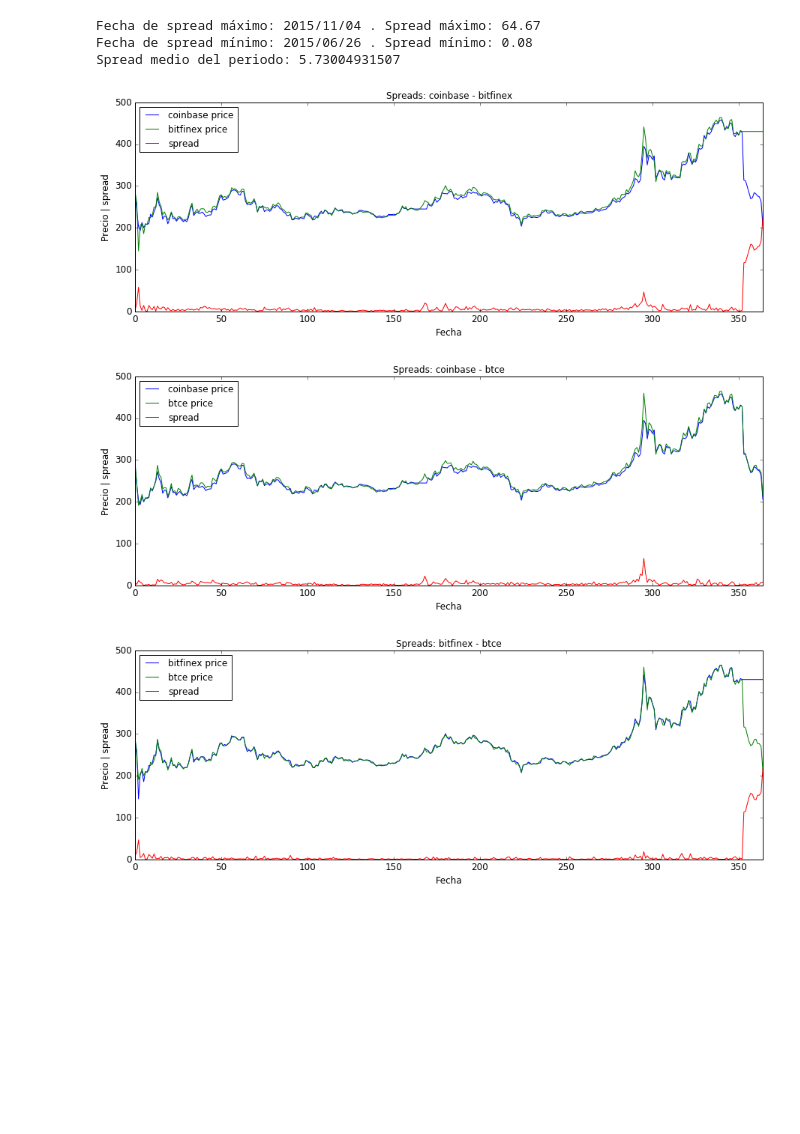
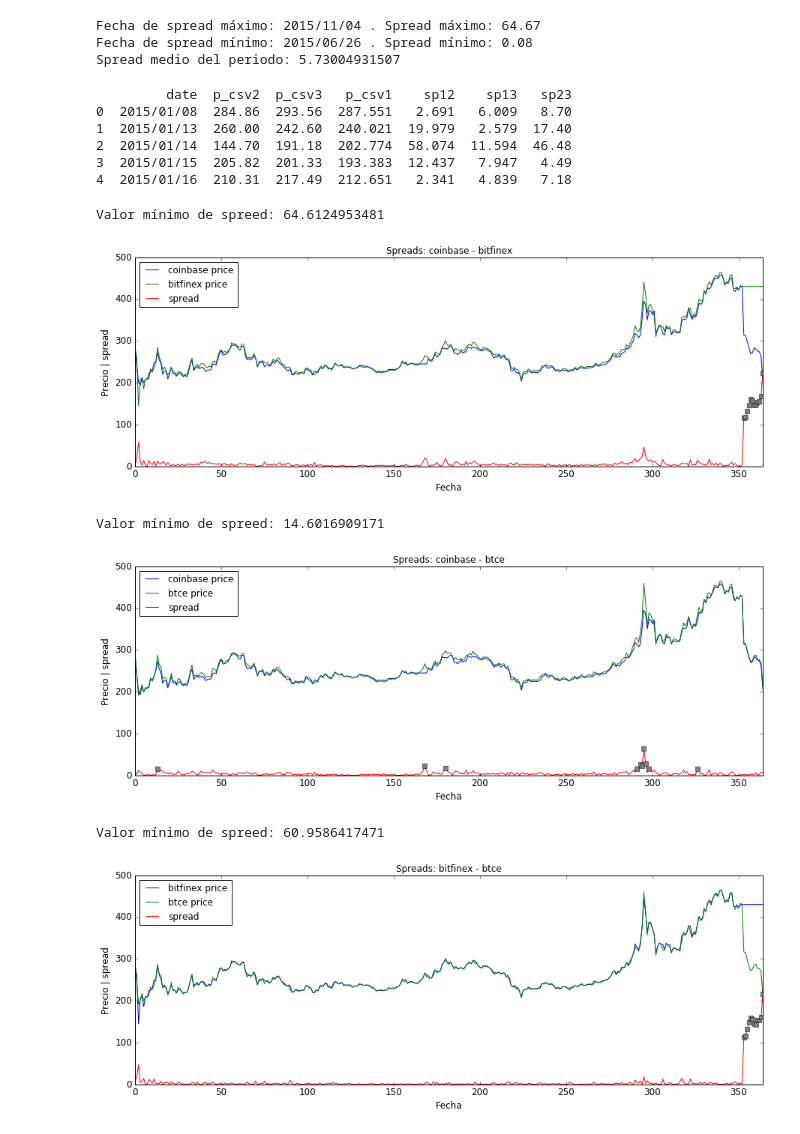
Before and after one commit to juangarciaciff/PythonEjercicios, a Jupyter notebook: PEC1/Entrega1Parte1.ipynb, the cells around one changed output. Saved outputs shown, nothing was run; the diff lists cells and outputs as text; code cells hidden in the pictures; blank space fills up the shorter version.

```diff
--- a/PEC1/Entrega1Parte1.ipynb
+++ b/PEC1/Entrega1Parte1.ipynb
@@ -335,37 +296,72 @@ Fecha de spread máximo: 2015/11/04 . Spread máximo: 64.67
 Fecha de spread mínimo: 2015/06/26 . Spread mínimo: 0.08
 Spread medio del periodo: 5.73004931507
 # %%
-# Calcula los spreads por pares de precios
+# Calculo los spreads por pares de precios
 data['sp12'] = abs(data['p_csv1'] - data['p_csv2'])
 data['sp13'] = abs(data['p_csv1'] - data['p_csv3'])
 data['sp23'] = abs(data['p_csv2'] - data['p_csv3'])
+print data.head()
+# %% [output]
+         date  p_csv2  p_csv3   p_csv1    sp12    sp13   sp23
+0  2015/01/08  284.86  293.56  287.551   2.691   6.009   8.70
+1  2015/01/13  260.00  242.60  240.021  19.979   2.579  17.40
+2  2015/01/14  144.70  191.18  202.774  58.074  11.594  46.48
+3  2015/01/15  205.82  201.33  193.383  12.437   7.947   4.49
+4  2015/01/16  210.31  217.49  212.651   2.341   4.839   7.18
 # %%
+# Obtengo los días de mayor spread entre csv1 y csv2, como aquellos que estén por encima del promedio más dos desviaciones típicas
+listsp12 = data[['date', 'sp12']]
+minsp12 = listsp12.sp12.mean() + 2 * listsp12.sp12.std()
+print 'Valor mínimo de spreed:', minsp12
+listsp12 = listsp12[listsp12['sp12'] >= minsp12]
+
 # Gráfica comparativa de precios csv1 y csv2
 title = "Spreads: " + csv_list[0][1] + " - " + csv_list[1][1]
 grp = data[["p_csv1", "p_csv2", "sp12"]].plot(kind="line", title=title, figsize=(15,5), legend=True, fontsize=12)
 grp.set_xlabel("Fecha", fontsize=12)
 grp.set_ylabel("Precio | spread",fontsize=12)
 plt.legend((csv_list[0][1] + ' price', csv_list[1][1] + ' price', 'spread'), loc='upper left')
+line = plt.plot(listsp12['sp12'], 's')
+plt.setp(line, color="gray",)
 plt.show()
 # %% [output]
+Valor mínimo de spreed: 64.6124953481
-[figure, old version]
+[figure, new version]
 # %%
+# Obtengo los días de mayor spread entre csv1 y csv3, como aquellos que estén por encima del promedio más dos desviaciones típicas
+listsp13 = data[['date', 'sp13']]
+minsp13 = listsp13.sp13.mean() + 2 * listsp13.sp13.std()
+print 'Valor mínimo de spreed:', minsp13
+listsp13 = listsp13[listsp13['sp13'] >= minsp13]
+
 # Gráfica comparativa de precios csv1 y csv3
 title = "Spreads: " + csv_list[0][1] + " - " + csv_list[2][1]
 grp = data[["p_csv1", "p_csv3", "sp13"]].plot(kind="line", title=title, figsize=(15,5), legend=True, fontsize=12)
 grp.set_xlabel("Fecha", fontsize=12)
 grp.set_ylabel("Precio | spread",fontsize=12)
 plt.legend((csv_list[0][1] + ' price', csv_list[2][1] + ' price', 'spread'), loc='upper left')
+line = plt.plot(listsp13['sp13'], 's')
+plt.setp(line, color="gray",)
 plt.show()
 # %% [output]
+Valor mínimo de spreed: 14.6016909171
-[figure, old version]
+[figure, new version]
 # %%
+# Obtengo los días de mayor spread entre csv2 y csv3, como aquellos que estén por encima del promedio más dos desviaciones típicas
+listsp23 = data[['date', 'sp23']]
+minsp23 = listsp23.sp23.mean() + 2 * listsp23.sp23.std()
+print 'Valor mínimo de spreed:', minsp23
+listsp23 = listsp23[listsp23['sp23'] >= minsp23]
+
 # Gráfica comparativa de precios csv2 y csv3
 title = "Spreads: " + csv_list[1][1] + " - " + csv_list[2][1]
 grp = data[["p_csv2", "p_csv3", "sp23"]].plot(kind="line", title=title, figsize=(15,5), legend=True, fontsize=12)
 grp.set_xlabel("Fecha", fontsize=12)
 grp.set_ylabel("Precio | spread", fontsize=12)
 plt.legend((csv_list[1][1] + ' price', csv_list[2][1] + ' price', 'spread'), loc='upper left')
+line = plt.plot(listsp23['sp23'], 's')
+plt.setp(line, color="gray",)
 plt.show()
 # %% [output]
+Valor mínimo de spreed: 60.9586417471
-[figure, old version]
+[figure, new version]
```
Also changed, not shown: parts of 8 cells of this notebook, 2 other files.
